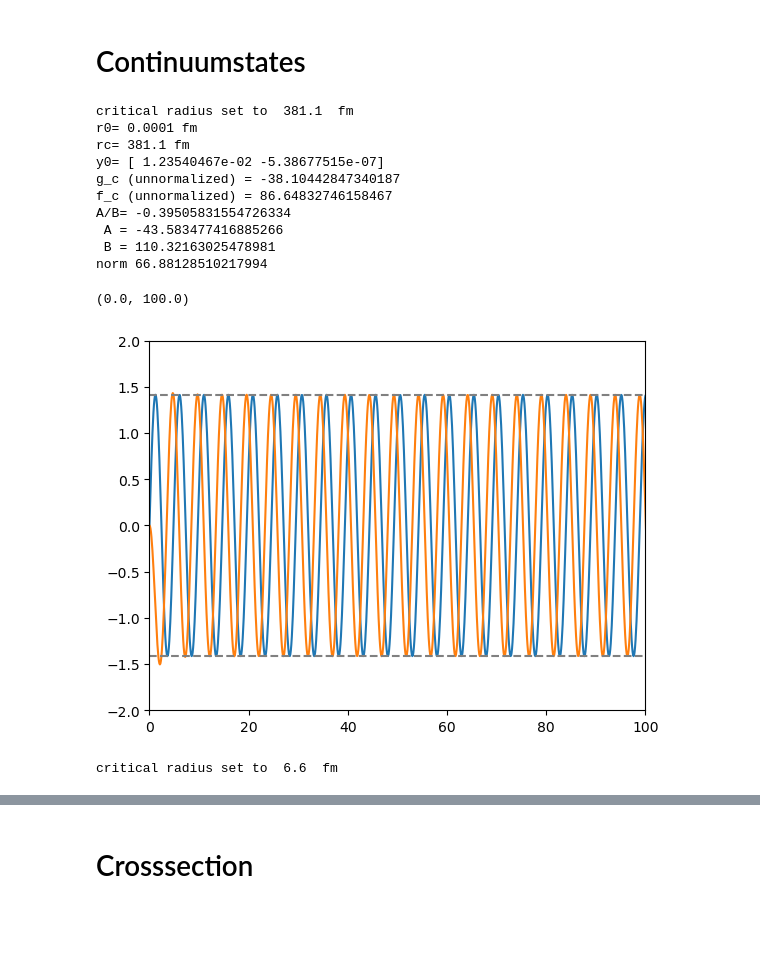
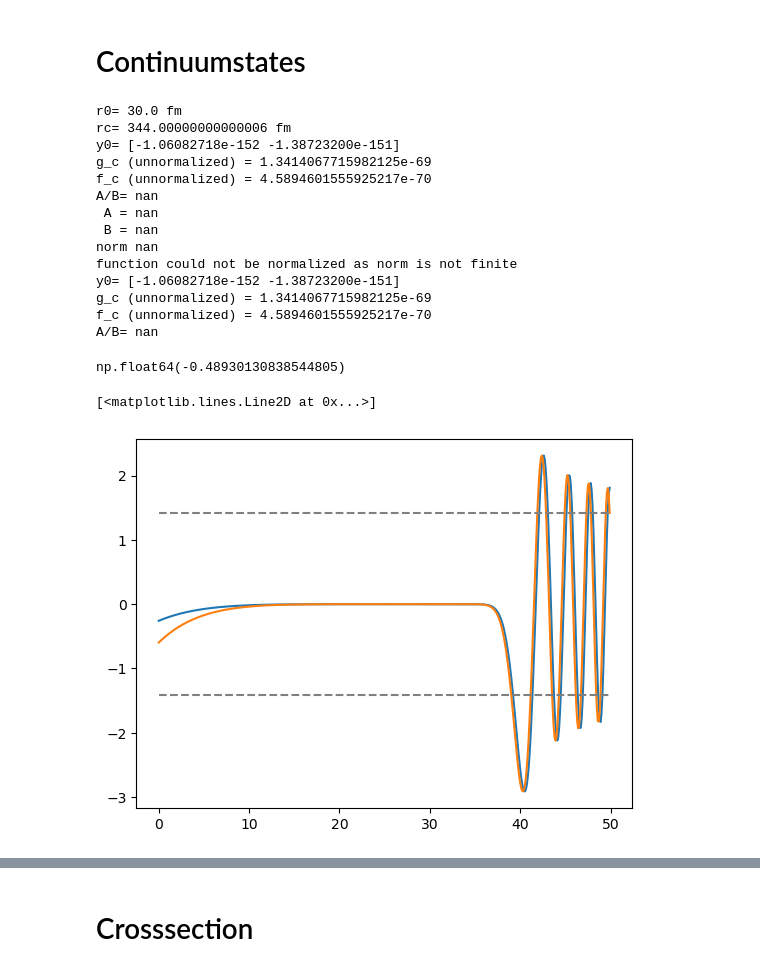
Before and after one commit to akotarel/phasr, a Jupyter notebook: docs/examples/ExamplesBasic.ipynb, the cells around one changed output, grey strips where cells are left out. Cells and saved outputs as stored; diff of their text form; code cells hidden in the pictures; blank space fills up the shorter version.

```diff
--- a/docs/examples/ExamplesBasic.ipynb
+++ b/docs/examples/ExamplesBasic.ipynb
@@ -250,7 +250,8 @@ mpl.rcParams['axes.prop_cycle'] = mpl.cycler("color", mpl.cm.tab10(np.linspace(0
 ai_Al27=np.array([0.43418e-1,0.60298e-1,0.28950e-2,-0.23522e-1,-0.79791e-2,0.23010e-2,0.10794e-2,0.12574e-3,-0.13021e-3,0.56563e-4,-0.18011e-4,0.42869e-5])
 nucleus_Al27 = phr.nucleus('Al27_FB',Z=13,A=27,ai=ai_Al27,R=7)
 # %%
-corrected_potential=phr.dirac_solvers.QED_corrections.potential_corrections(nucleus_Al27,included_corrections=['Uehling_2','Uehling_4','vs'])
+#corrected_potential=phr.dirac_solvers.QED_corrections.potential_corrections(nucleus_Al27,included_corrections=['Uehling_2','Uehling_4','vs'])
+corrected_potential=phr.dirac_solvers.QED_corrections.potential_corrections(nucleus_Al27,included_corrections=['Uehling_2'])
 # %% [output]
 Calculating QED potential corrections...
 Continuing corrections to high energies below threshold 0.0001...
@@ -333,40 +337,41 @@ plt.legend()
 [figure]
 # %% [markdown]
 # Continuumstates
-# %%
-# Fourier Bessel
-ai_Al27=np.array([0.43418e-1,0.60298e-1,0.28950e-2,-0.23522e-1,-0.79791e-2,0.23010e-2,0.10794e-2,0.12574e-3,-0.13021e-3,0.56563e-4,-0.18011e-4,0.42869e-5])
-nucleus_Al27 = phr.nucleus('Al27_FB',Z=13,A=27,ai=ai_Al27,R=7)
 # %%
-continuumstates_l0_Al27 = phr.continuumstates(nucleus_Al27,kappa=-1,energy=250,verbose=True,corrected_potential=corrected_potential,potential_precision=1e-3,asymptotic_radius=1000)
+continuumstates_l0_Al27 = phr.continuumstates(nucleus_Al27,kappa=1000,energy=1000,verbose=True,corrected_potential=corrected_potential,potential_precision=1e-3,beginning_radius=30.,asymptotic_radius=1000,dps_hyper1f1=100)
 continuumstates_l0_Al27.solve_IVP()
+continuumstates_l0_Al27.extract_phase_shift()
+continuumstates_l0_Al27.phase_shift
 # %% [output]
-critical radius set to  381.1  fm
-r0= 0.0001 fm
-rc= 381.1 fm
-y0= [ 1.23540467e-02 -5.38677515e-07]
-g_c (unnormalized) = -38.10442847340187
-f_c (unnormalized) = 86.64832746158467
-A/B= -0.39505831554726334
- A = -43.583477416885266
- B = 110.32163025478981
-norm 66.88128510217994
+r0= 30.0 fm
+rc= 344.00000000000006 fm
+y0= [-1.06082718e-152 -1.38723200e-151]
+g_c (unnormalized) = 1.3414067715982125e-69
+f_c (unnormalized) = 4.5894601555925217e-70
+A/B= nan
+ A = nan
+ B = nan
+norm nan
+function could not be normalized as norm is not finite
+y0= [-1.06082718e-152 -1.38723200e-151]
+g_c (unnormalized) = 1.3414067715982125e-69
+f_c (unnormalized) = 4.5894601555925217e-70
+A/B= nan
+np.float64(-0.48930130838544805)
 # %%
-r=np.arange(0,700,0.1)
+r=np.arange(0,50,0.1)
 plt.plot(r,continuumstates_l0_Al27.wavefct_g(r))
 plt.plot(r,continuumstates_l0_Al27.wavefct_f(r))
 plt.plot(r,r*0+np.sqrt(2),color='gray',linestyle='--')
 plt.plot(r,r*0-np.sqrt(2),color='gray',linestyle='--')
-plt.ylim(-2,2)
-plt.xlim(0,100)
+#plt.ylim(-2,2)
+#plt.xlim(50,400)
 # %% [output]
-(0.0, 100.0)
+[<matplotlib.lines.Line2D at 0x...>]
-[figure, old version]
+[figure, new version]
 # %%
 continuumstates_l1_Al27 = phr.continuumstates(nucleus_Al27,kappa=+1,energy=250)
 continuumstates_l1_Al27.solve_IVP()
-# %% [output]
-critical radius set to  6.6  fm
 # %%
 r=np.arange(0,50,0.1)
 plt.plot(r,continuumstates_l1_Al27.wavefct_g(r))
```
Also changed, not shown: parts of 29 cells of this notebook, 2 other files.
